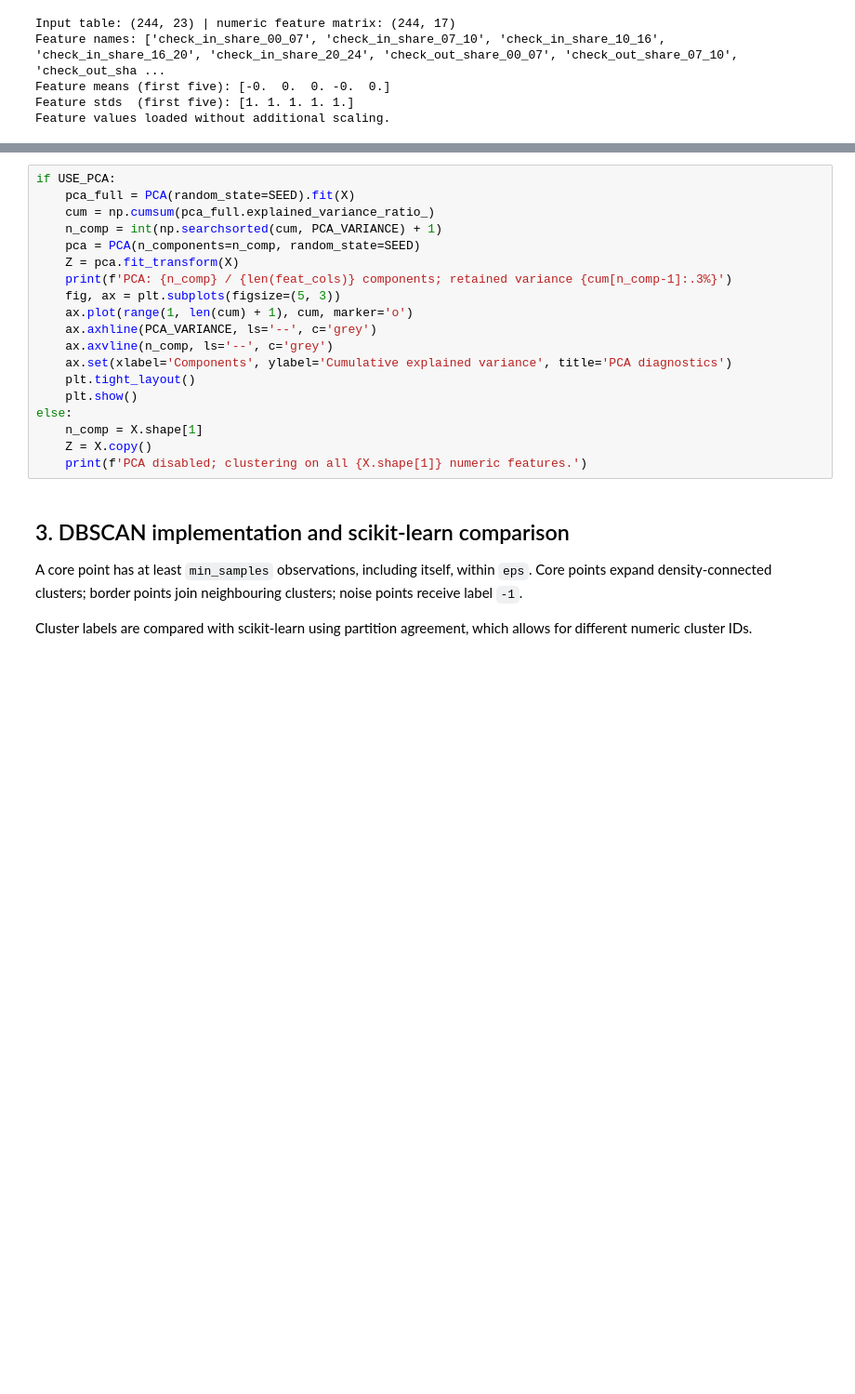
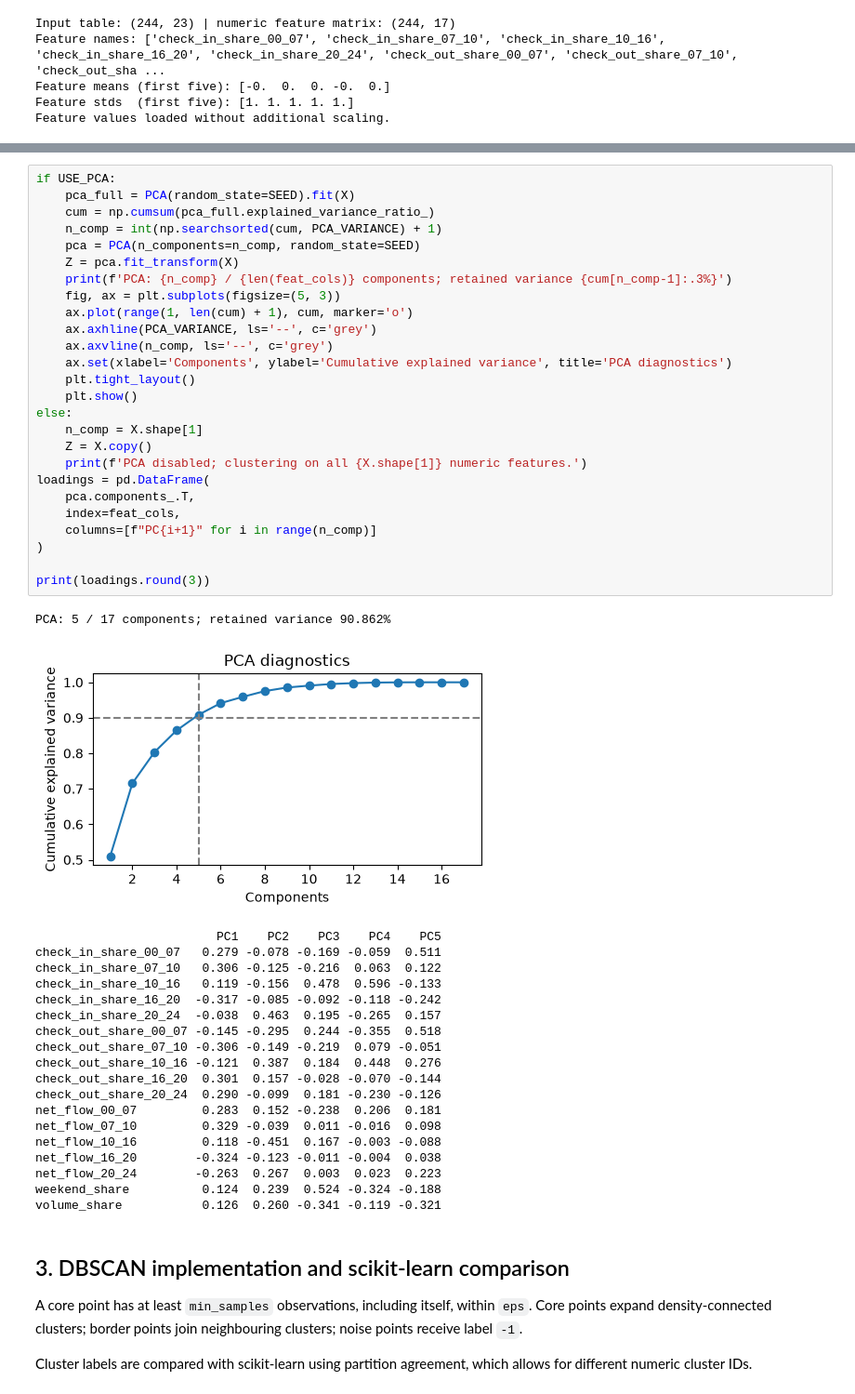
Before and after one commit to ashfaqhussain10/Data-Mining-MetroStations-profiling, a Jupyter notebook: notebooks/05_dbscan.ipynb, the cells around one changed output, grey strips where cells are left out. Shown at 93% size. Drawn from its saved outputs; the diff is of its cells as text; blank space fills up the shorter version.

```diff
--- a/notebooks/05_dbscan.ipynb
+++ b/notebooks/05_dbscan.ipynb
@@ -121,22 +121,50 @@ PCA provides a lower-dimensional representation of the correlated behavioural fe
 # %%
 if USE_PCA:
     pca_full = PCA(random_state=SEED).fit(X)
     cum = np.cumsum(pca_full.explained_variance_ratio_)
     n_comp = int(np.searchsorted(cum, PCA_VARIANCE) + 1)
     pca = PCA(n_components=n_comp, random_state=SEED)
     Z = pca.fit_transform(X)
     print(f'PCA: {n_comp} / {len(feat_cols)} components; retained variance {cum[n_comp-1]:.3%}')
     fig, ax = plt.subplots(figsize=(5, 3))
     ax.plot(range(1, len(cum) + 1), cum, marker='o')
     ax.axhline(PCA_VARIANCE, ls='--', c='grey')
     ax.axvline(n_comp, ls='--', c='grey')
     ax.set(xlabel='Components', ylabel='Cumulative explained variance', title='PCA diagnostics')
     plt.tight_layout()
     plt.show()
 else:
     n_comp = X.shape[1]
     Z = X.copy()
     print(f'PCA disabled; clustering on all {X.shape[1]} numeric features.')
+loadings = pd.DataFrame(
+    pca.components_.T,
+    index=feat_cols,
+    columns=[f"PC{i+1}" for i in range(n_comp)]
+)
+
+print(loadings.round(3))
+# %% [output]
+PCA: 5 / 17 components; retained variance 90.862%
+[figure, added]
+                         PC1    PC2    PC3    PC4    PC5
+check_in_share_00_07   0.279 -0.078 -0.169 -0.059  0.511
+check_in_share_07_10   0.306 -0.125 -0.216  0.063  0.122
+check_in_share_10_16   0.119 -0.156  0.478  0.596 -0.133
+check_in_share_16_20  -0.317 -0.085 -0.092 -0.118 -0.242
+check_in_share_20_24  -0.038  0.463  0.195 -0.265  0.157
+check_out_share_00_07 -0.145 -0.295  0.244 -0.355  0.518
+check_out_share_07_10 -0.306 -0.149 -0.219  0.079 -0.051
+check_out_share_10_16 -0.121  0.387  0.184  0.448  0.276
+check_out_share_16_20  0.301  0.157 -0.028 -0.070 -0.144
+check_out_share_20_24  0.290 -0.099  0.181 -0.230 -0.126
+net_flow_00_07         0.283  0.152 -0.238  0.206  0.181
+net_flow_07_10         0.329 -0.039  0.011 -0.016  0.098
+net_flow_10_16         0.118 -0.451  0.167 -0.003 -0.088
+net_flow_16_20        -0.324 -0.123 -0.011 -0.004  0.038
+net_flow_20_24        -0.263  0.267  0.003  0.023  0.223
+weekend_share          0.124  0.239  0.524 -0.324 -0.188
+volume_share           0.126  0.260 -0.341 -0.119 -0.321
 # %% [markdown]
 ## 3. DBSCAN implementation and scikit-learn comparison
 
```
Also changed, not shown: parts of 9 cells of this notebook, 2 other files.
